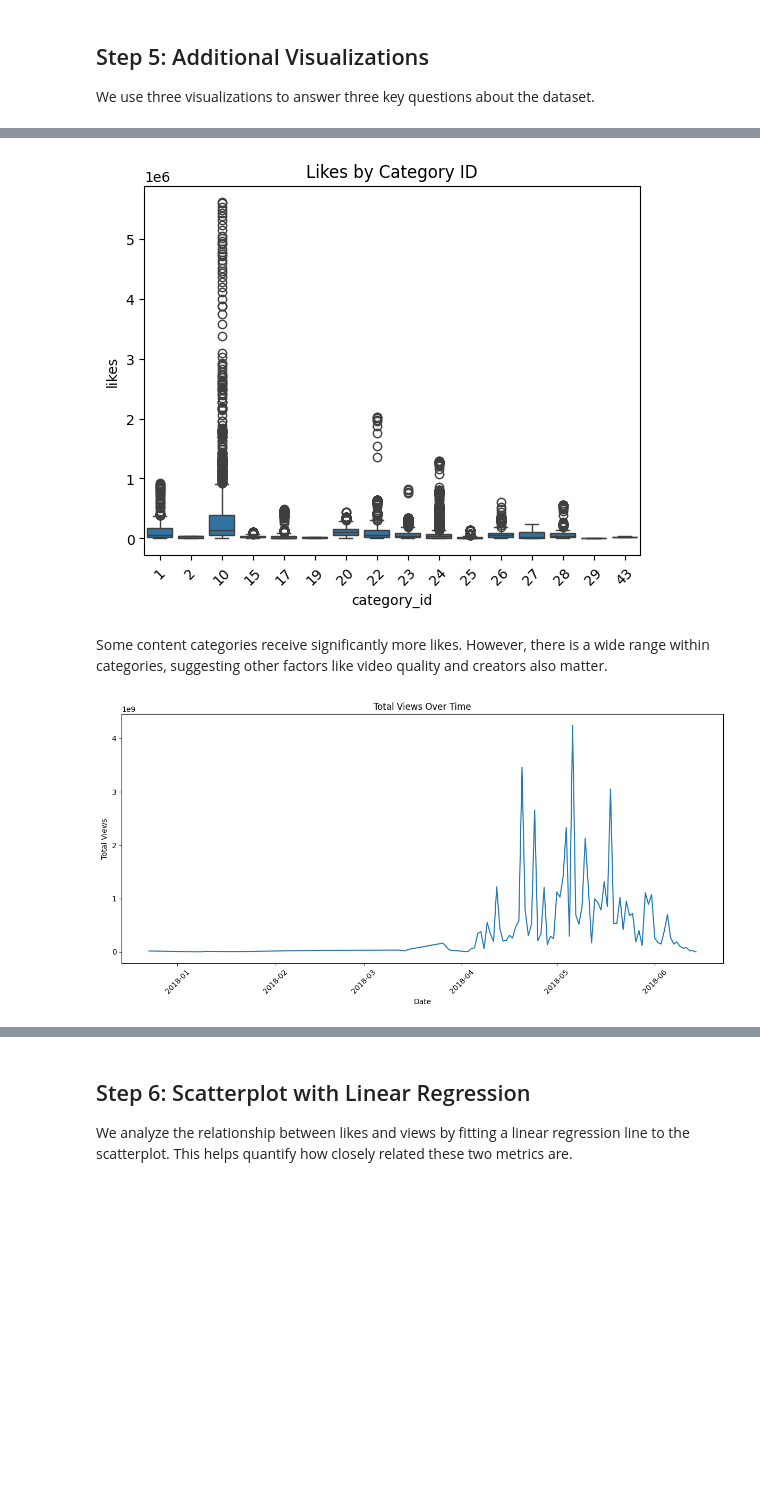
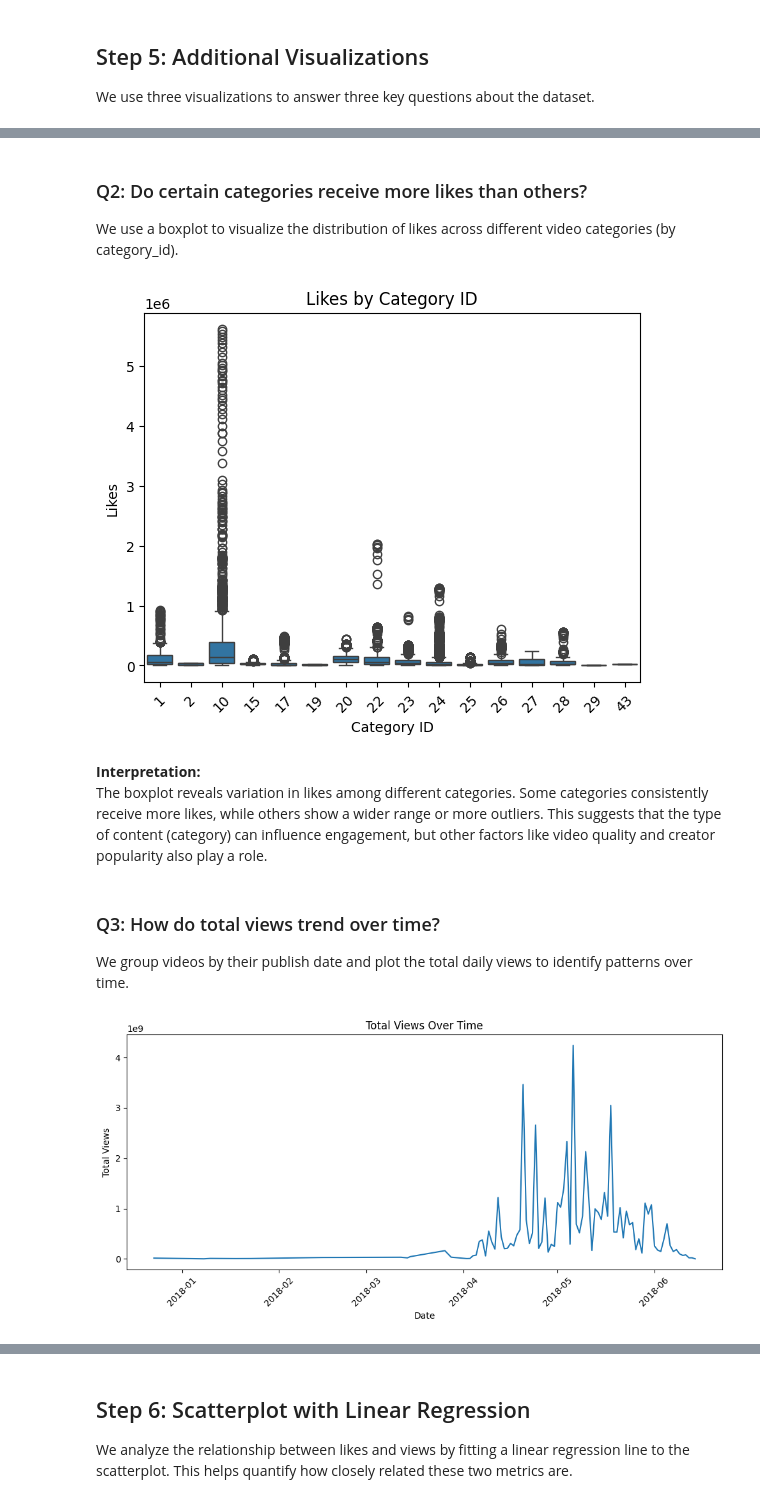
Before and after one commit to NawelMe/midterm-project_YouTube-Kids-Analysis, a Jupyter notebook: Kids_Youtube_Midterm_Project.ipynb, the cells around one changed output, grey strips where cells are left out. Saved outputs shown, nothing was run; the diff lists cells and outputs as text; code cells hidden in the pictures; blank space fills up the shorter version.

```diff
--- a/Kids_Youtube_Midterm_Project.ipynb
+++ b/Kids_Youtube_Midterm_Project.ipynb
@@ -128,28 +134,35 @@ The histogram is right-skewed. While most videos receive a moderate number of vi
+# %% [markdown]
+### Q2: Do certain categories receive more likes than others?
+We use a boxplot to visualize the distribution of likes across different video categories (by category_id).
 # %%
 sns.boxplot(x='category_id', y='likes', data=df)
 plt.title("Likes by Category ID")
+plt.xlabel("Category ID")
+plt.ylabel("Likes")
 plt.xticks(rotation=45)
 plt.show()
 # %% [output]
-[figure, old version]
+[figure, new version]
 # %% [markdown]
-Some content categories receive significantly more likes. However, there is a wide range within categories, suggesting other factors like video quality and creators also matter.
+**Interpretation:**
+The boxplot reveals variation in likes among different categories. Some categories consistently receive more likes, while others show a wider range or more outliers. This suggests that the type of content (category) can influence engagement, but other factors like video quality and creator popularity also play a role.
+# %% [markdown]
+### Q3: How do total views trend over time?
+We group videos by their publish date and plot the total daily views to identify patterns over time.
 # %%
-# Convert publish_time to datetime (ensure it's datetime-like)
-df['publish_time'] = pd.to_datetime(df['publish_time'], errors='coerce')
+# Convert publish_time to datetime if not already
+df['publish_time'] = pd.to_datetime(df['publish_time'])
 
-# Create a new column 'date' from the datetime object
+# Extract just the date
 df['date'] = df['publish_time'].dt.date
 
-# Group by date and sum views
+# Group and plot
 views_by_date = df.groupby('date')['views'].sum()
-
-# Plot
-views_by_date.plot(title="Total Views Over Time", figsize=(12, 6))
+views_by_date.plot(title="Total Views Over Time", figsize=(10,5))
 plt.xlabel("Date")
 plt.ylabel("Total Views")
 plt.xticks(rotation=45)
 plt.tight_layout()
 plt.show()
 # %% [output]
-[figure, old version]
+[figure, new version]
```
Also changed, not shown: parts of 5 cells of this notebook.
